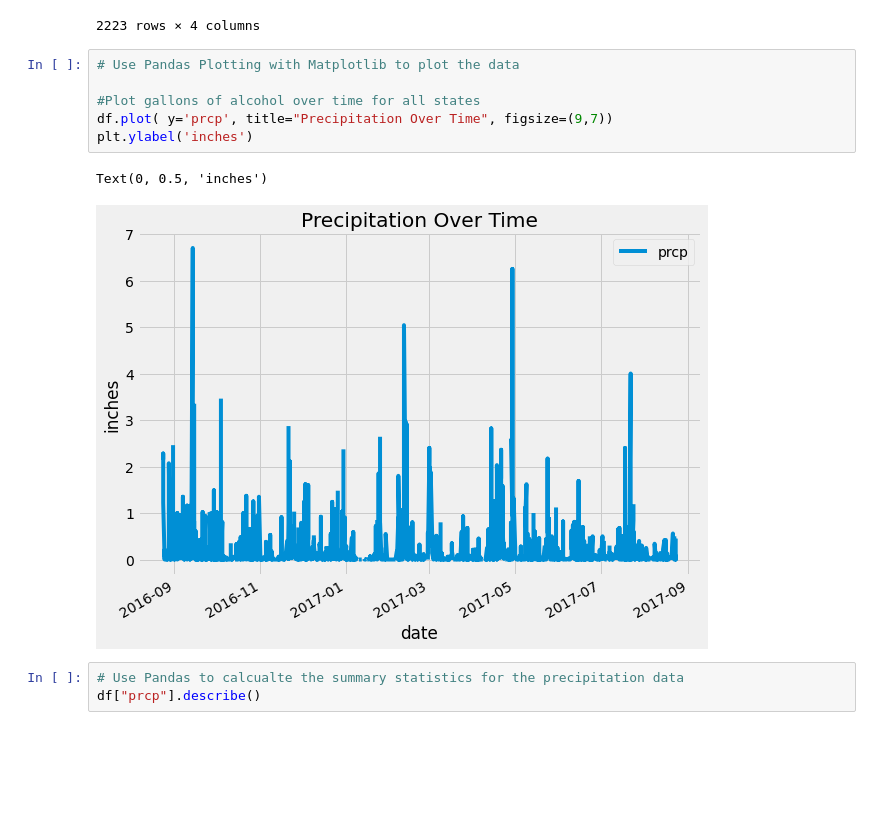
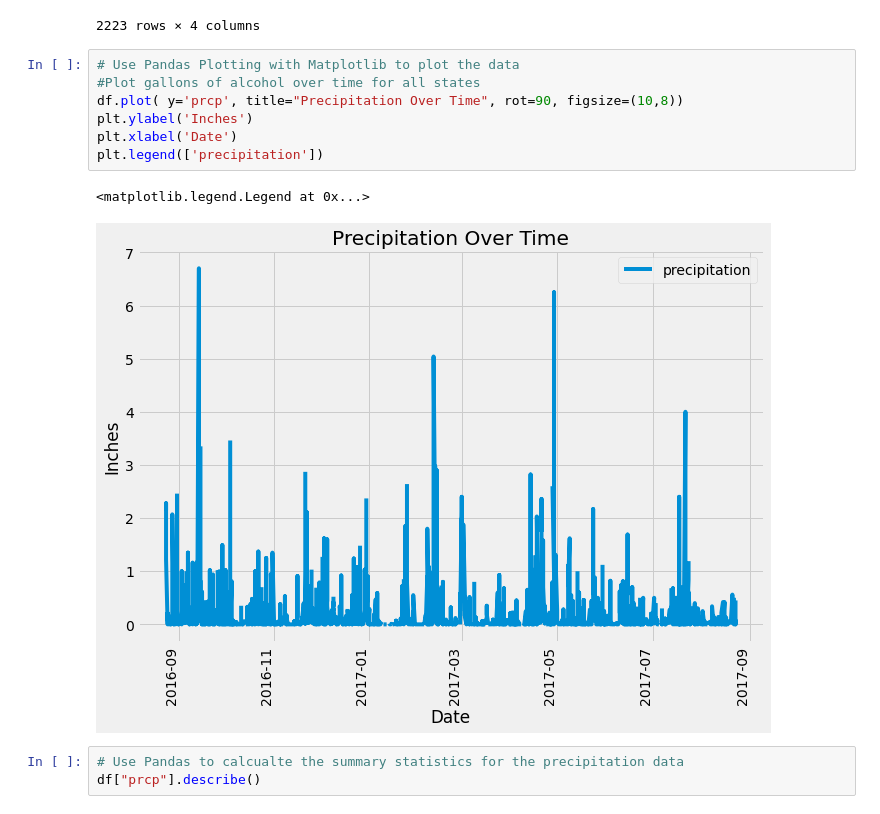
Before and after one commit to shadeetabasi/sqlalchemy-challenge, a Jupyter notebook: climate_starter.ipynb, the cells around one changed output. Drawn from its saved outputs; the diff is of its cells as text; blank space fills up the shorter version.

```diff
--- a/climate_starter.ipynb
+++ b/climate_starter.ipynb
@@ -109,13 +109,14 @@ df.sort_values(by=['date'])
 2223 rows × 4 columns
 # %%
 # Use Pandas Plotting with Matplotlib to plot the data
-
 #Plot gallons of alcohol over time for all states
-df.plot( y='prcp', title="Precipitation Over Time", figsize=(9,7))
-plt.ylabel('inches')
+df.plot( y='prcp', title="Precipitation Over Time", rot=90, figsize=(10,8))
+plt.ylabel('Inches')
+plt.xlabel('Date')
+plt.legend(['precipitation'])
 # %% [output]
-Text(0, 0.5, 'inches')
+<matplotlib.legend.Legend at 0x...>
-[figure, old version]
+[figure, new version]
 # %%
 # Use Pandas to calcualte the summary statistics for the precipitation data
 df["prcp"].describe()
```
Also changed, not shown: parts of 4 cells of this notebook.
